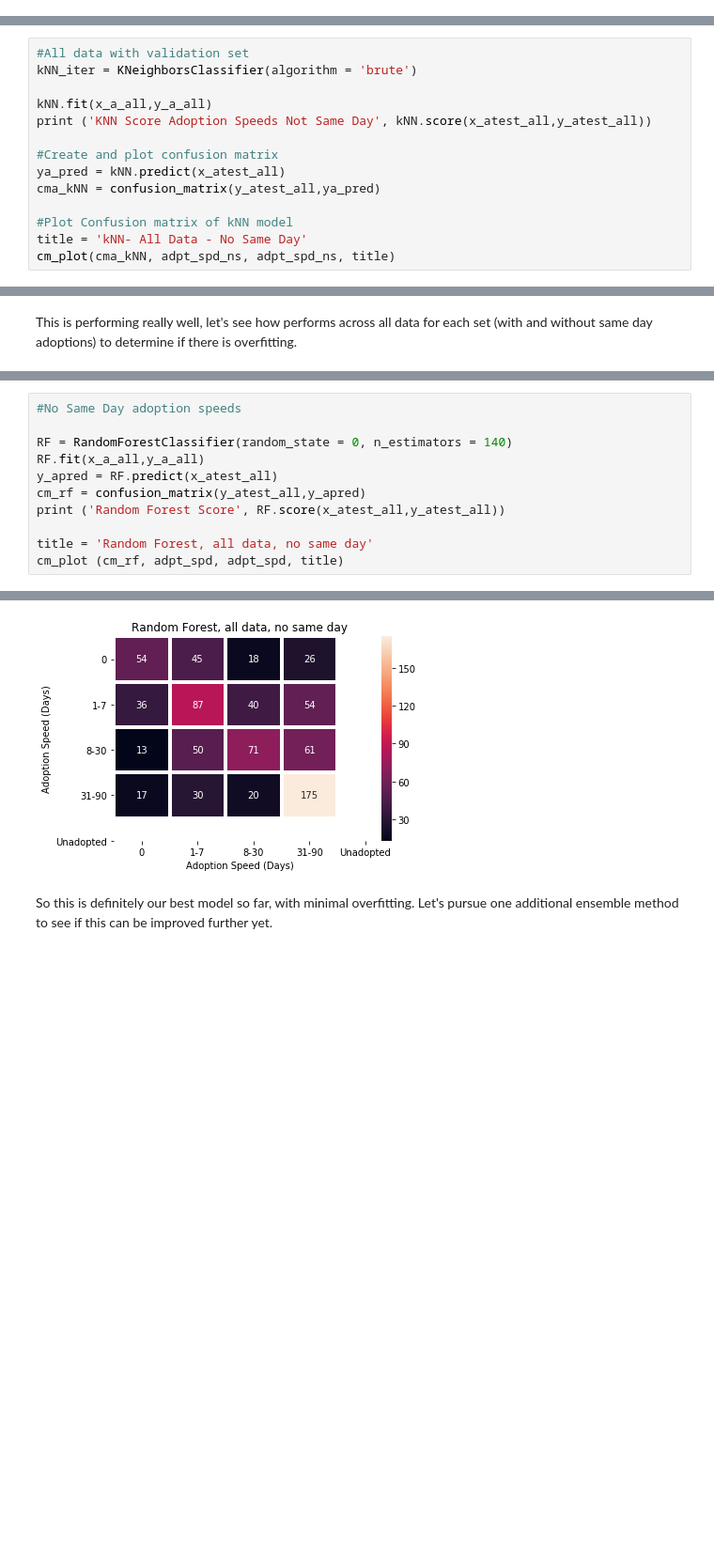
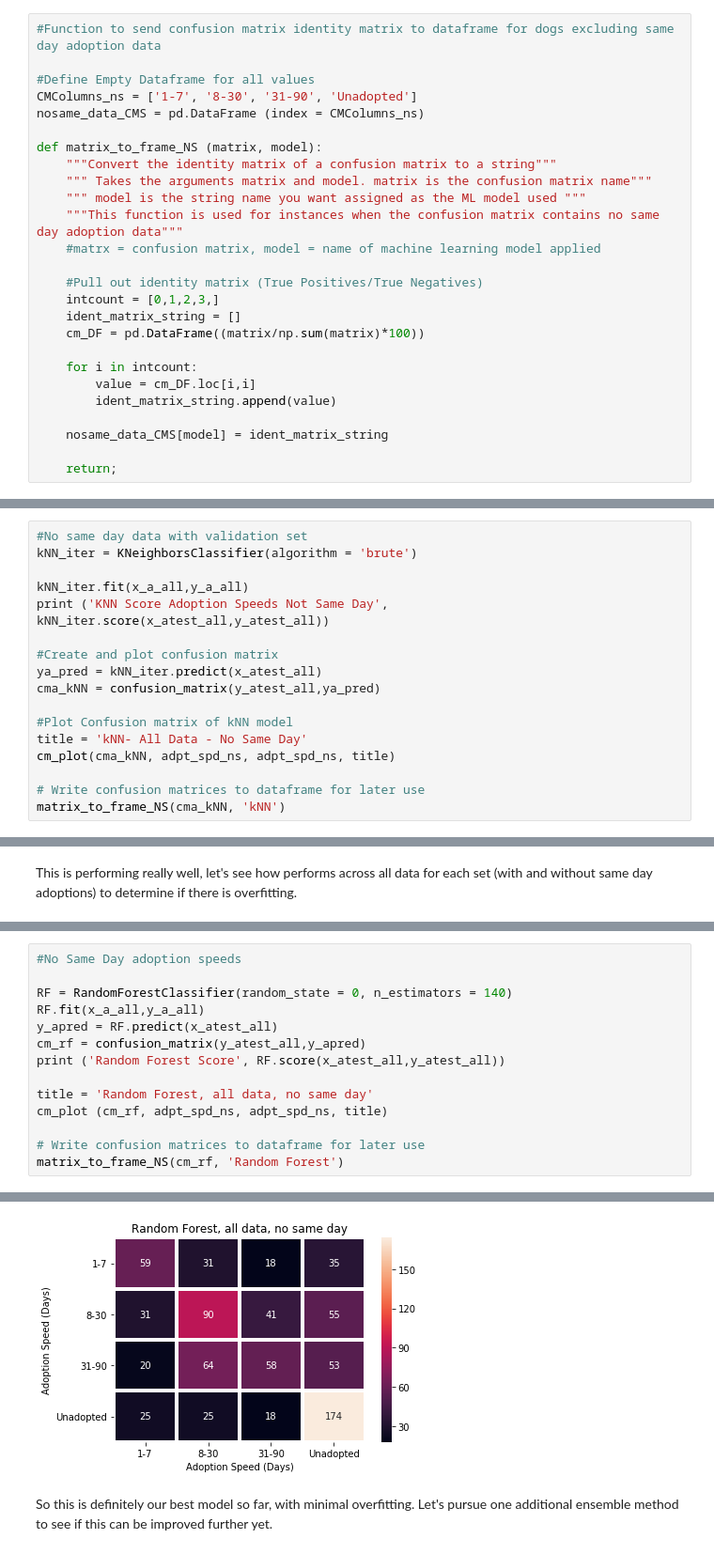
Before and after one commit to CJEJansson/Springboard_Projects, a Jupyter notebook: Capstone 1/4. In-Depth Analysis/In_Depth_Analysis.ipynb, the cells around one changed output, grey strips where cells are left out. Shown at 94% size. Drawn from its saved outputs; the diff is of its cells as text; blank space fills up the shorter version.

```diff
--- a/Capstone 1/4. In-Depth Analysis/In_Depth_Analysis.ipynb
+++ b/Capstone 1/4. In-Depth Analysis/In_Depth_Analysis.ipynb
@@ -257,3 +290,29 @@ def cm_plot(cm_arg , xt_label, yt_label, plt_title):
+# %%
+#Function to send confusion matrix identity matrix to dataframe for dogs excluding same day adoption data
+
+#Define Empty Dataframe for all values
+CMColumns_ns = ['1-7', '8-30', '31-90', 'Unadopted']
+nosame_data_CMS = pd.DataFrame (index = CMColumns_ns)
+
+def matrix_to_frame_NS (matrix, model):
+    """Convert the identity matrix of a confusion matrix to a string"""
+    """ Takes the arguments matrix and model. matrix is the confusion matrix name"""
+    """ model is the string name you want assigned as the ML model used """
+    """This function is used for instances when the confusion matrix contains no same day adoption data"""
+    #matrx = confusion matrix, model = name of machine learning model applied
+
+    #Pull out identity matrix (True Positives/True Negatives)
+    intcount = [0,1,2,3,]
+    ident_matrix_string = []
+    cm_DF = pd.DataFrame((matrix/np.sum(matrix)*100))
+
+    for i in intcount:
+        value = cm_DF.loc[i,i]
+        ident_matrix_string.append(value)
+
+    nosame_data_CMS[model] = ident_matrix_string
+
+    return;
 # %% [markdown]
 ## Logistic Regression
 
@@ -1409,16 +1514,19 @@ KNN Score Adoption Speeds Not Same Day 0.3960639606396064
 [figure]
 # %%
-#All data with validation set
+#No same day data with validation set
 kNN_iter = KNeighborsClassifier(algorithm = 'brute')
 
-kNN.fit(x_a_all,y_a_all)
-print ('KNN Score Adoption Speeds Not Same Day', kNN.score(x_atest_all,y_atest_all))
+kNN_iter.fit(x_a_all,y_a_all)
+print ('KNN Score Adoption Speeds Not Same Day', kNN_iter.score(x_atest_all,y_atest_all))
 
 #Create and plot confusion matrix
-ya_pred = kNN.predict(x_atest_all)
+ya_pred = kNN_iter.predict(x_atest_all)
 cma_kNN = confusion_matrix(y_atest_all,ya_pred)
 
 #Plot Confusion matrix of kNN model
 title = 'kNN- All Data - No Same Day'
 cm_plot(cma_kNN, adpt_spd_ns, adpt_spd_ns, title)
+
+# Write confusion matrices to dataframe for later use
+matrix_to_frame_NS(cma_kNN, 'kNN')
 # %% [output]
@@ -1570,5 +1681,8 @@ cm_rf = confusion_matrix(y_atest_all,y_apred)
 print ('Random Forest Score', RF.score(x_atest_all,y_atest_all))
 
 title = 'Random Forest, all data, no same day'
-cm_plot (cm_rf, adpt_spd, adpt_spd, title)
+cm_plot (cm_rf, adpt_spd_ns, adpt_spd_ns, title)
+
+# Write confusion matrices to dataframe for later use
+matrix_to_frame_NS(cm_rf, 'Random Forest')
 # %% [output]
@@ -1576,4 +1690,4 @@ Random Forest Score 0.48557089084065247
-[figure, old version]
+[figure, new version]
 # %% [markdown]
 So this is definitely our best model so far, with minimal overfitting. Let's pursue one additional ensemble method to see if this can be improved further yet.
 # %% [markdown]
```
Also changed, not shown: parts of 31 cells of this notebook, 4 other files.
